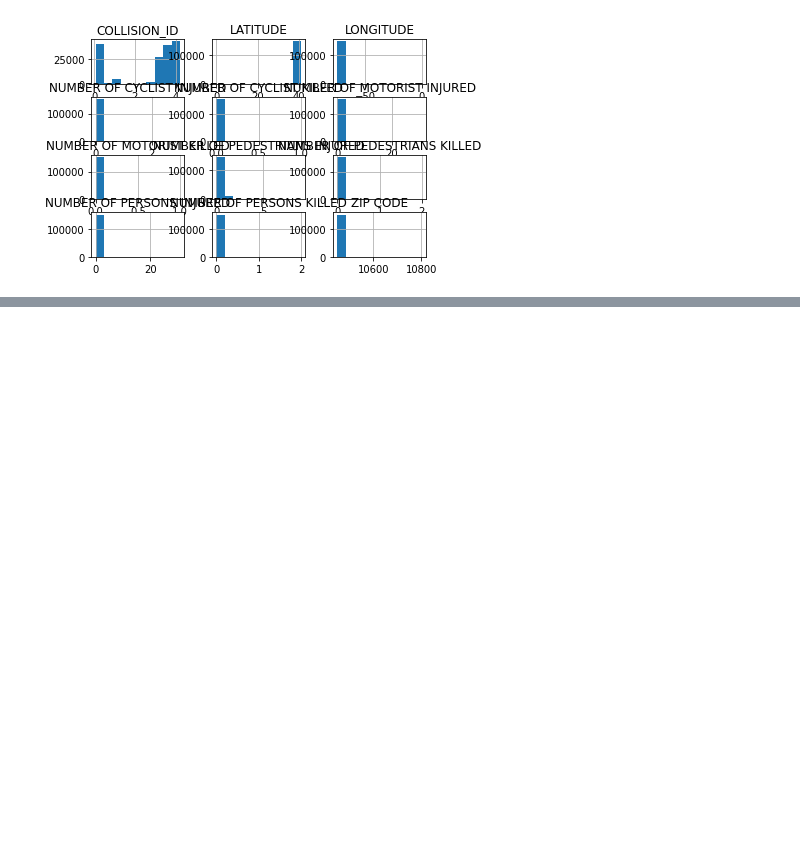
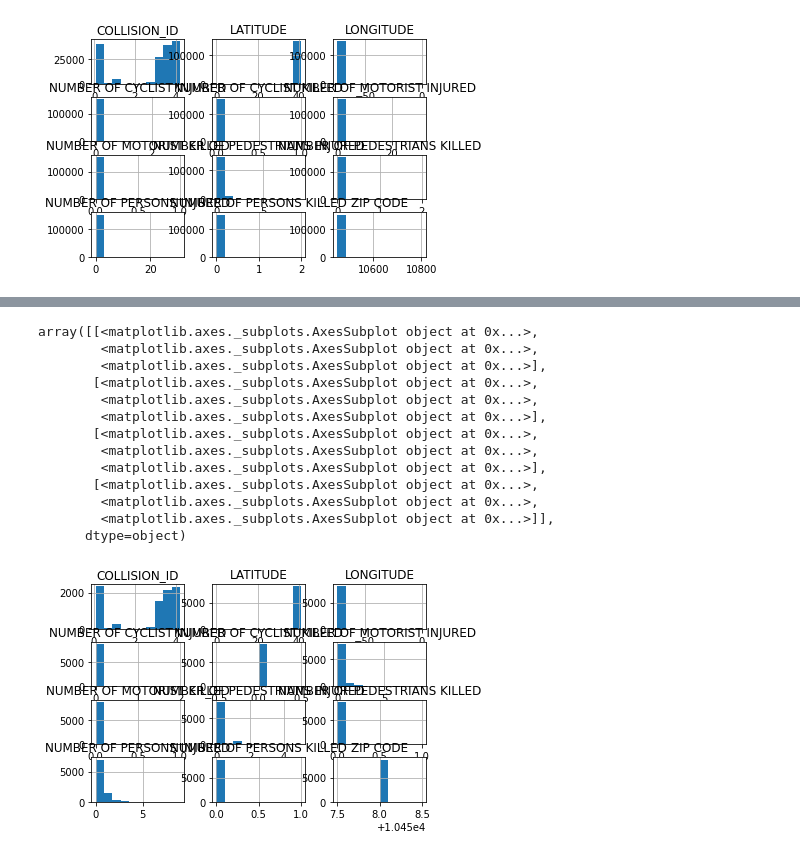
Before and after one commit to Dpinkney001/Data-Science-MAT328-Project-Spring-2021, a Jupyter notebook: Duvall Pinkney Data Science Project.ipynb, the cells around one changed output, grey strips where cells are left out. Drawn from its saved outputs; the diff is of its cells as text; code cells hidden in the pictures; blank space fills up the shorter version.

```diff
--- a/Duvall Pinkney Data Science Project.ipynb
+++ b/Duvall Pinkney Data Science Project.ipynb
@@ -162,0 +156,6 @@ bronx_filtered_data =
+# %%
+url = "NYPD_Motor_Vehicle_Collisions_-_Crashes (bronx only).csv"
+df = pd.read_csv(url)
+# %%
+zipcode_filter = df['ZIP CODE'] == 10458
+df[zipcode_filter]
@@ -162,0 +176,18 @@ bronx_filtered_data =
+# %%
+my_neigborhood_data = df[zipcode_filter]
+my_neigborhood_data.hist()
+# %% [output]
+array([[<matplotlib.axes._subplots.AxesSubplot object at 0x...>,
+        <matplotlib.axes._subplots.AxesSubplot object at 0x...>,
+        <matplotlib.axes._subplots.AxesSubplot object at 0x...>],
+       [<matplotlib.axes._subplots.AxesSubplot object at 0x...>,
+        <matplotlib.axes._subplots.AxesSubplot object at 0x...>,
+        <matplotlib.axes._subplots.AxesSubplot object at 0x...>],
+       [<matplotlib.axes._subplots.AxesSubplot object at 0x...>,
+        <matplotlib.axes._subplots.AxesSubplot object at 0x...>,
+        <matplotlib.axes._subplots.AxesSubplot object at 0x...>],
+       [<matplotlib.axes._subplots.AxesSubplot object at 0x...>,
+        <matplotlib.axes._subplots.AxesSubplot object at 0x...>,
+        <matplotlib.axes._subplots.AxesSubplot object at 0x...>]],
+      dtype=object)
+[figure, added]
```
Also changed, not shown: parts of 5 cells of this notebook.
